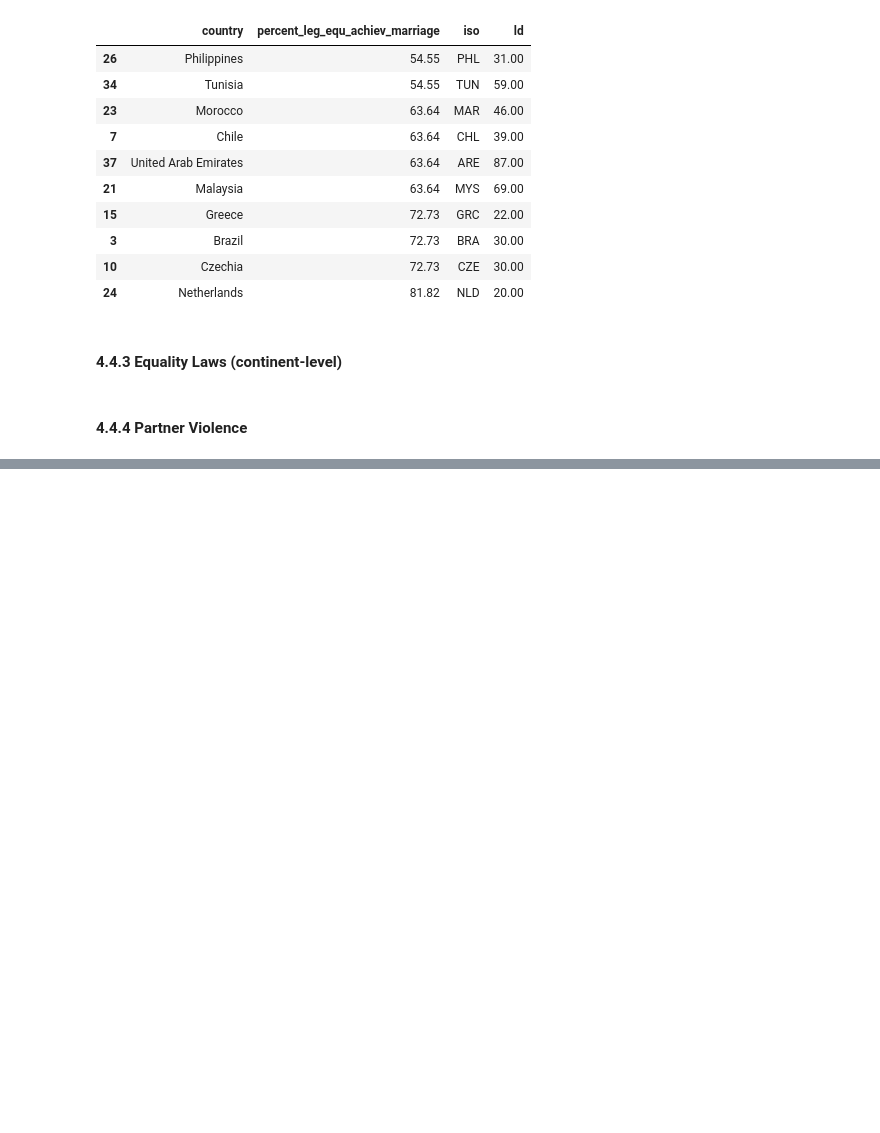
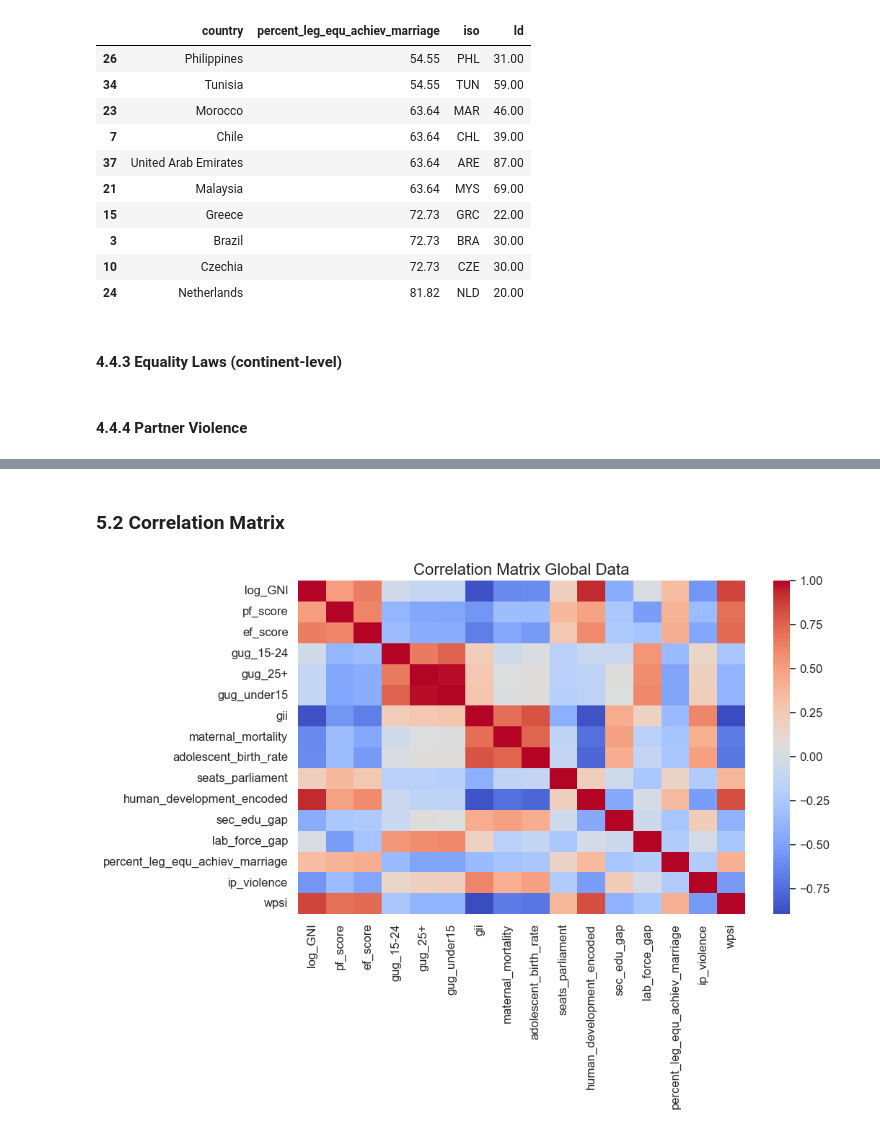
Before and after one commit to mara-pn/Violence-Against-Women-Risk-Prediction-Structural-Determinants-Analysis, a Jupyter notebook: 02_eda.ipynb, the cells around one changed output, grey strips where cells are left out. Saved outputs shown, nothing was run; the diff lists cells and outputs as text; code cells hidden in the pictures; blank space fills up the shorter version.

```diff
--- a/02_eda.ipynb
+++ b/02_eda.ipynb
@@ -1180,0 +1358,10 @@ master_country_df
+# %% [markdown]
+### 5.2 Correlation Matrix
+# %%
+plt.figure(figsize=(10, 6))
+corr = global_df.corr(numeric_only=True)
+sns.heatmap(corr, cmap="coolwarm", annot=False)
+plt.title("Correlation Matrix Global Data")
+plt.show()
+# %% [output]
+[figure, added]
```
Also changed, not shown: parts of 43 cells of this notebook, 2 other files.
